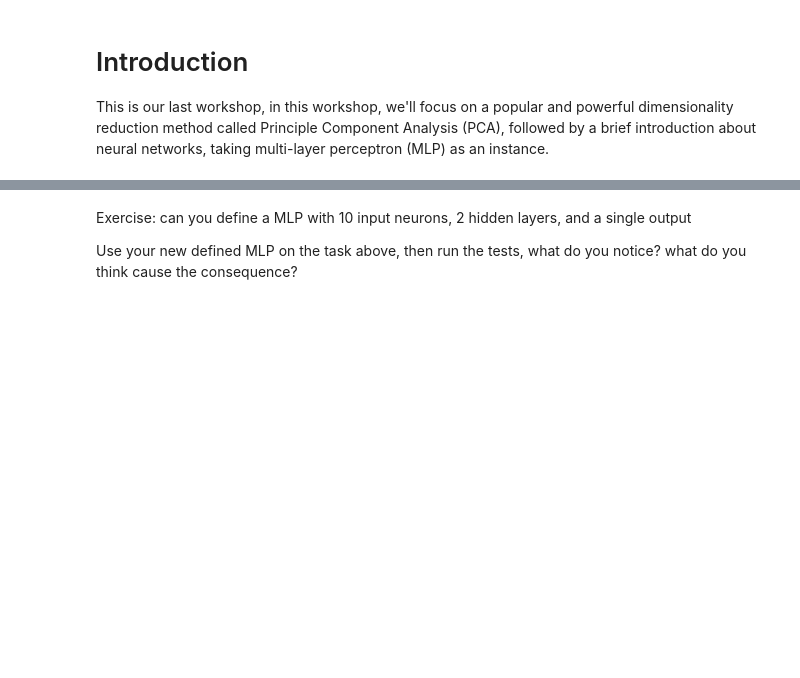
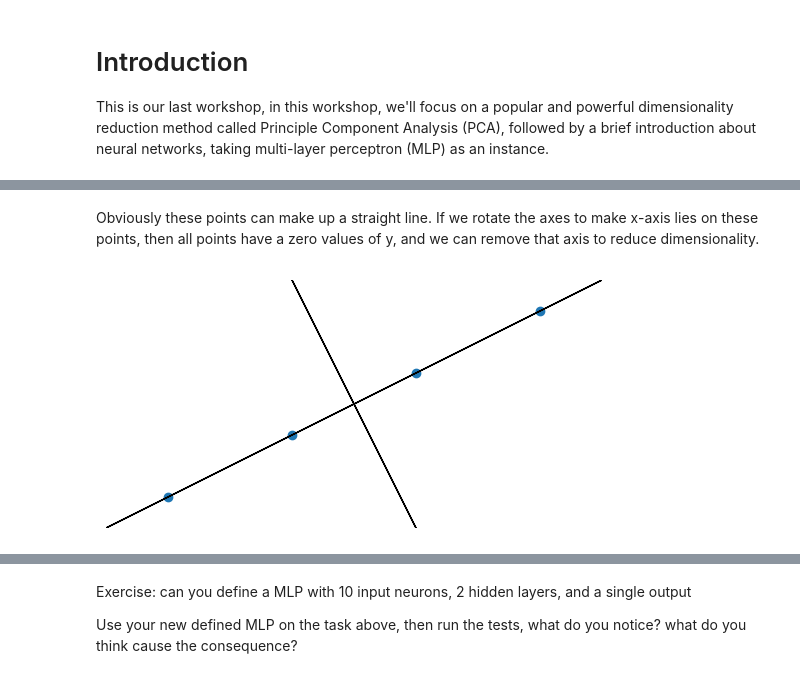
Before and after one commit to BristolDataScienceSociety/Workshop2024-25, a Jupyter notebook: Workshop8/Workshop8.ipynb, the cells around one changed output, grey strips where cells are left out. Saved outputs shown, nothing was run; the diff lists cells and outputs as text; code cells hidden in the pictures; blank space fills up the shorter version.

```diff
--- a/Workshop8/Workshop8.ipynb
+++ b/Workshop8/Workshop8.ipynb
@@ -17,0 +47,20 @@ This is our last workshop, in this workshop, we'll focus on a popular and powerf
+# %% [markdown]
+Obviously these points can make up a straight line. If we rotate the axes to make x-axis lies on these points, then all points have a zero values of y, and we can remove that axis to reduce dimensionality.
+# %%
+plt.xlim(-4, 4)
+plt.ylim(-2, 2)
+plt.scatter(x, y)
+plt.arrow(-4, -2, 8, 4)
+plt.arrow(2, -4, -4, 8)
+
+ax = plt.gca()
+ax.set_aspect(1)
+ax.xaxis.set_visible(False)
+ax.yaxis.set_visible(False)
+ax.spines["right"].set_color("none")
+ax.spines["top"].set_color("none")
+ax.spines["bottom"].set_color("none")
+ax.spines["left"].set_color("none")
+plt.show()
+# %% [output]
+[figure, added]
```
Also changed, not shown: parts of 29 cells of this notebook, 1 other file.
